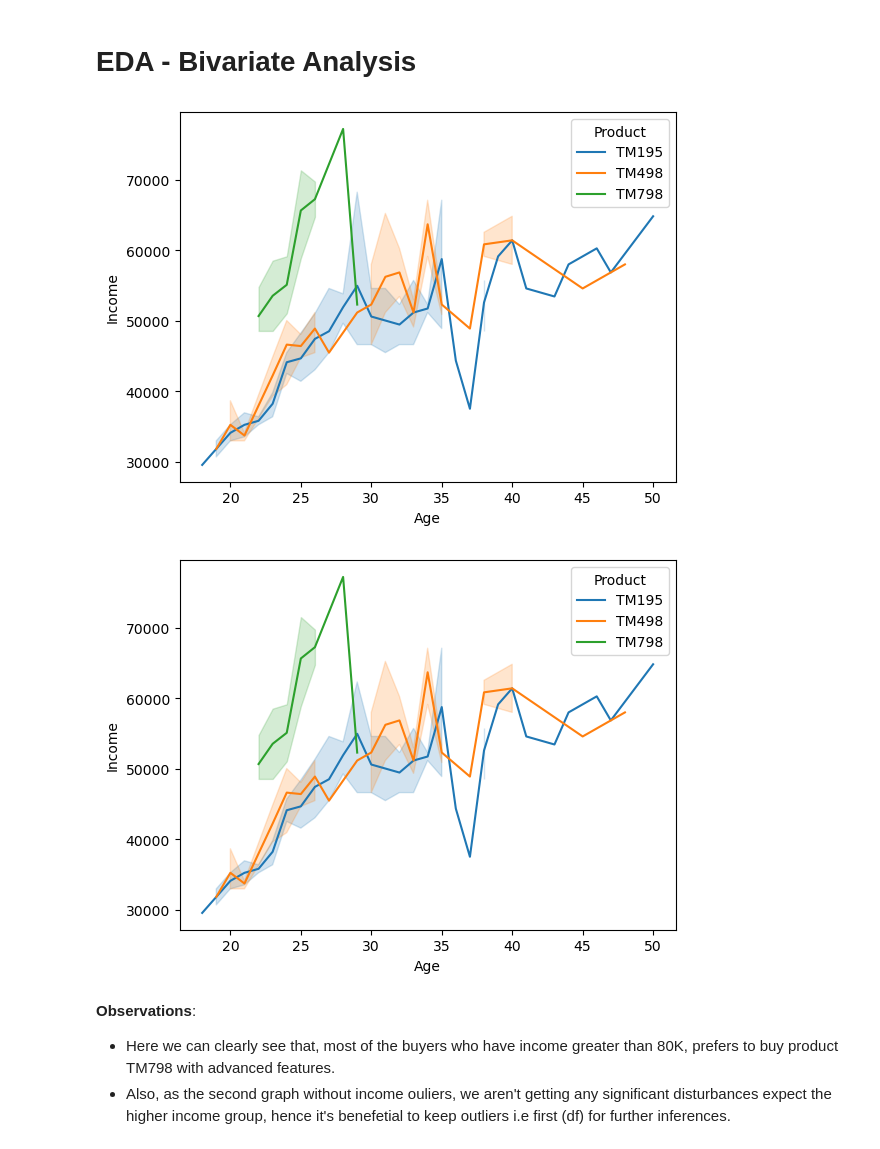
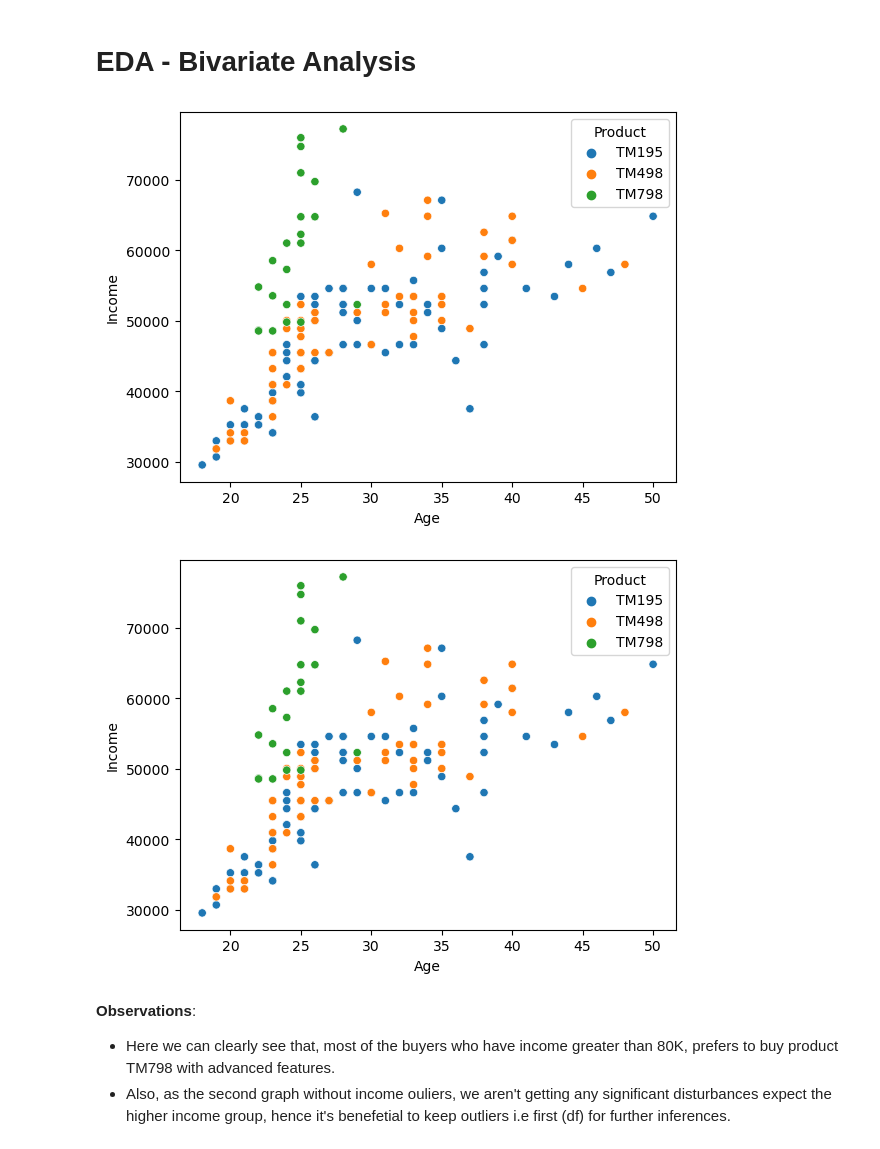
Before and after one commit to sonu25sv2/Cardio_Fitness_Goods_Analysis-EDA-, a Jupyter notebook: Analysis_Code_file.ipynb, the cells around one changed output. Drawn from its saved outputs; the diff is of its cells as text; code cells hidden in the pictures.

```diff
--- a/Analysis_Code_file.ipynb
+++ b/Analysis_Code_file.ipynb
@@ -561,16 +556,16 @@ df['MaritalStatus'].value_counts().plot(kind='pie',ax=ax[1],autopct='%0.1f%%')
 # EDA - Bivariate Analysis
 # %%
 # Original dataframe before outliers removal
-sns.lineplot(x='Age',y='Income',  data=df,  hue='Product')
+sns.scatterplot(x='Age',y='Income',  data=df,  hue='Product')
 plt.show()
 # %% [output]
-[figure, old version]
+[figure, new version]
 # %%
 # Modified dataframe after outliers removal
-sns.lineplot(x='Age',y='Income',  data=df_scopy,  hue='Product')
+sns.scatterplot(x='Age',y='Income',  data=df_scopy,  hue='Product')
 plt.show()
 # %% [output]
-[figure, old version]
+[figure, new version]
 # %% [markdown]
 **Observations**:
 - Here we can clearly see that, most of the buyers who have income greater than 80K, prefers to buy product TM798 with advanced features.
```
Also changed, not shown: parts of 16 cells of this notebook.
